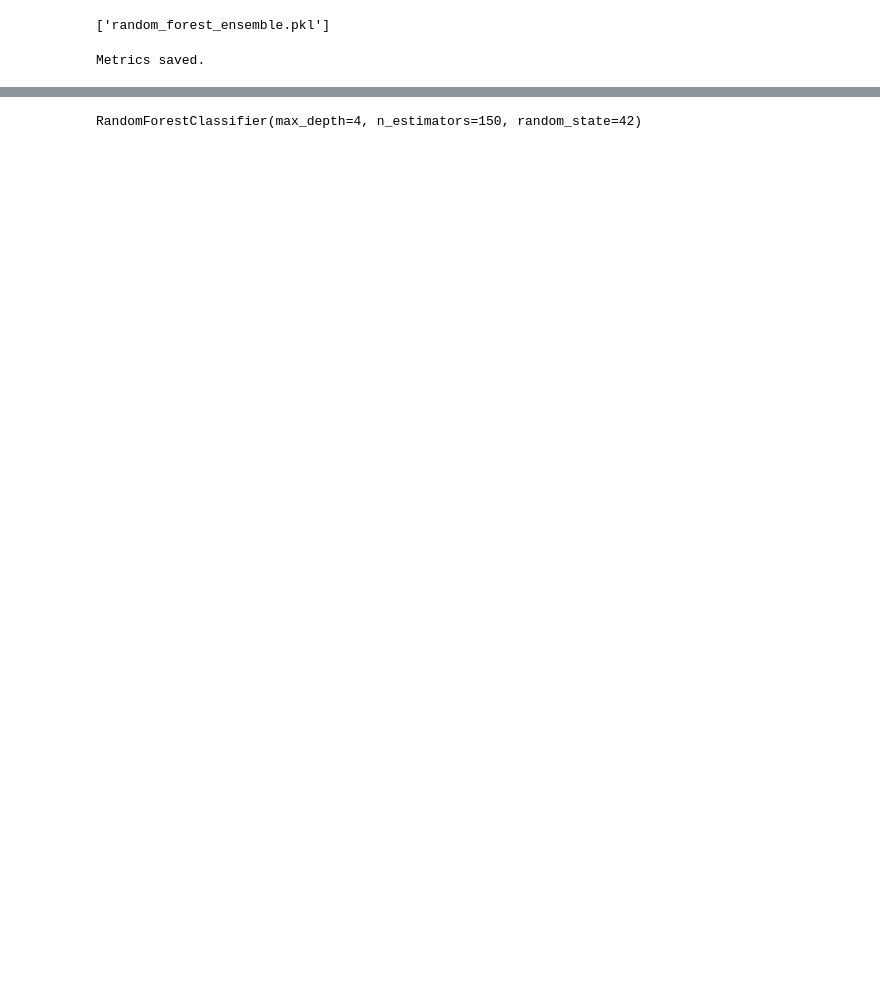
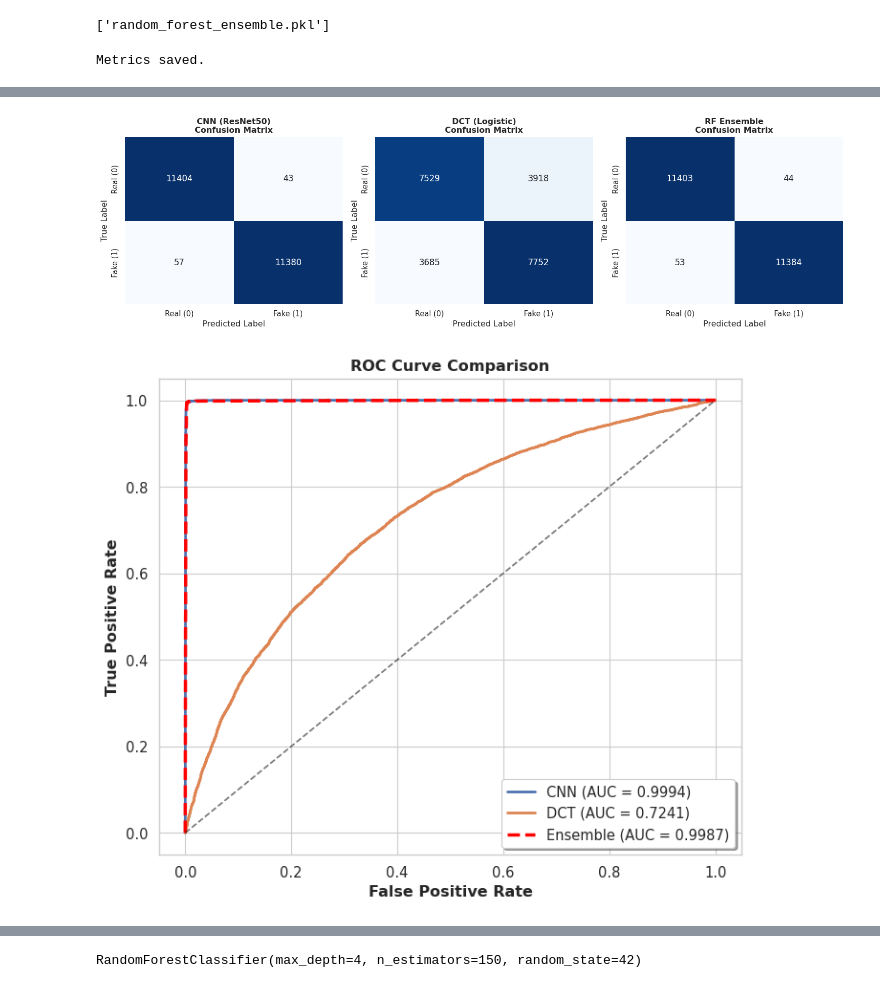
Before and after one commit to kalana-mihiranga/Ensemble-Framework-for-Deepfake-Face-Detection, a Jupyter notebook: Project.ipynb, the cells around one changed output, grey strips where cells are left out. Saved outputs shown, nothing was run; the diff lists cells and outputs as text; code cells hidden in the pictures; blank space fills up the shorter version.

```diff
--- a/Project.ipynb
+++ b/Project.ipynb
@@ -1049,0 +1218,80 @@ Recall: 0.9681881051175657
+# %%
+import matplotlib.pyplot as plt
+import seaborn as sns
+from sklearn.metrics import confusion_matrix, roc_curve, auc, precision_recall_curve
+
+# Set style for thesis-ready plots (clean, high readability)
+sns.set_theme(style="whitegrid", context="paper", font_scale=1.2)
+
+# 1. Compute binary predictions
+cnn_preds = (resnet_test > 0.5).astype(int)
+dct_preds = (dct_test > 0.5).astype(int)
+# rf_preds is already available in your environment
+
+# --- PLOT 1: Confusion Matrices ---
+fig, axes = plt.subplots(1, 3, figsize=(15, 4.5))
+models = [("CNN (ResNet50)", cnn_preds), ("DCT (Logistic)", dct_preds), ("RF Ensemble", rf_preds)]
+
+for ax, (name, preds) in zip(axes, models):
+    cm = confusion_matrix(y_test, preds)
+    sns.heatmap(cm, annot=True, fmt="d", cmap="Blues", ax=ax, cbar=False, annot_kws={"size": 12})
+    ax.set_title(f"{name}\nConfusion Matrix", fontweight="bold")
+    ax.set_xlabel("Predicted Label")
+    ax.set_ylabel("True Label")
+    ax.set_xticklabels(["Real (0)", "Fake (1)"])
+    ax.set_yticklabels(["Real (0)", "Fake (1)"])
+
+plt.tight_layout()
+plt.savefig("thesis_confusion_matrices.pdf", dpi=300)
+plt.show()
+
+# --- PLOT 2: ROC Curves ---
+plt.figure(figsize=(7, 6))
+fpr_cnn, tpr_cnn, _ = roc_curve(y_test, resnet_test)
+fpr_dct, tpr_dct, _ = roc_curve(y_test, dct_test)
+fpr_rf, tpr_rf, _ = roc_curve(y_test, rf_probs)
+
+plt.plot(fpr_cnn, tpr_cnn, label=f"CNN (AUC = {auc(fpr_cnn, tpr_cnn):.4f})", linewidth=2)
+plt.plot(fpr_dct, tpr_dct, label=f"DCT (AUC = {auc(fpr_dct, tpr_dct):.4f})", linewidth=2)
+plt.plot(fpr_rf, tpr_rf, label=f"Ensemble (AUC = {auc(fpr_rf, tpr_rf):.4f})", linewidth=2.5, color='red', linestyle='--')
+
+plt.plot([0, 1], [0, 1], 'k--', alpha=0.6)
+plt.xlabel("False Positive Rate", fontweight="bold")
+plt.ylabel("True Positive Rate", fontweight="bold")
+plt.title("ROC Curve Comparison", fontweight="bold")
+plt.legend(loc="lower right", frameon=True, shadow=True)
+plt.tight_layout()
+plt.savefig("thesis_roc_curves.pdf", dpi=300)
+plt.show()
+
+# --- PLOT 3: Precision-Recall Curves ---
+plt.figure(figsize=(7, 6))
+prec_cnn, rec_cnn, _ = precision_recall_curve(y_test, resnet_test)
+prec_dct, rec_dct, _ = precision_recall_curve(y_test, dct_test)
+prec_rf, rec_rf, _ = precision_recall_curve(y_test, rf_probs)
+
+plt.plot(rec_cnn, prec_cnn, label="CNN", linewidth=2)
+plt.plot(rec_dct, prec_dct, label="DCT", linewidth=2)
+plt.plot(rec_rf, prec_rf, label="Ensemble", linewidth=2.5, color='red', linestyle='--')
+
+plt.xlabel("Recall", fontweight="bold")
+plt.ylabel("Precision", fontweight="bold")
+plt.title("Precision-Recall Curve Comparison", fontweight="bold")
+plt.legend(loc="lower left", frameon=True, shadow=True)
+plt.tight_layout()
+plt.savefig("thesis_pr_curves.pdf", dpi=300)
+plt.show()
+
+# --- PLOT 4: Feature Importance ---
+plt.figure(figsize=(6, 5))
+sns.barplot(x=["CNN Prob", "DCT Prob"], y=rf.feature_importances_, palette="viridis")
+plt.title("Random Forest Feature Importance", fontweight="bold")
+plt.ylabel("Importance Score", fontweight="bold")
+plt.tight_layout()
+plt.savefig("thesis_feature_importance.pdf", dpi=300)
+plt.show()
+
+print("✅ All plots have been generated and saved as high-resolution PDF files (300 DPI)!")
+# %% [output]
+[figure, added]
+[figure, added]
```
Also changed, not shown: parts of 56 cells of this notebook.
